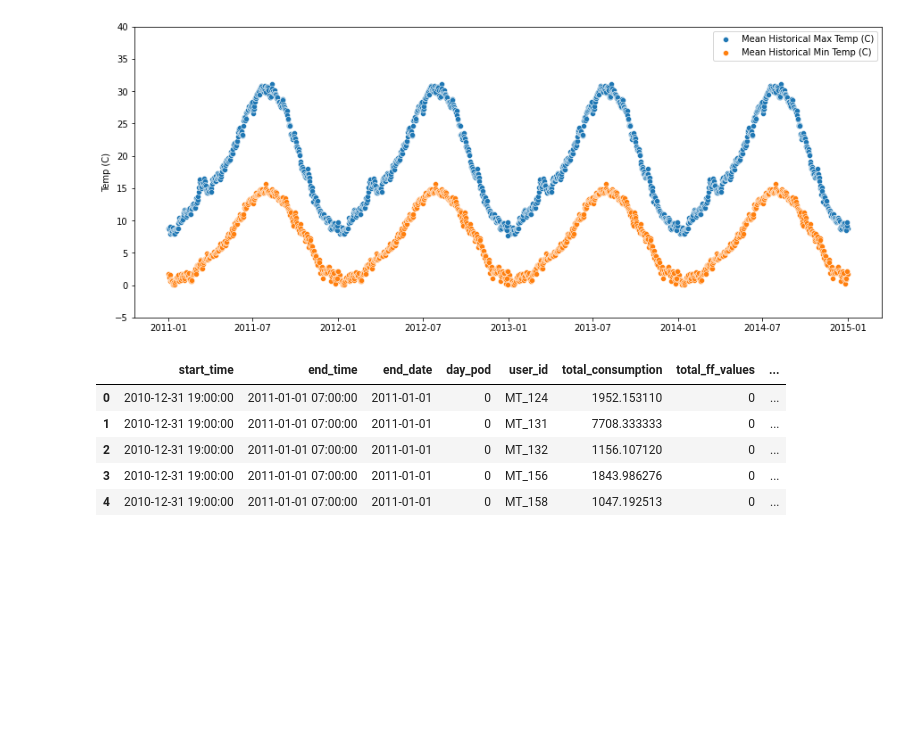
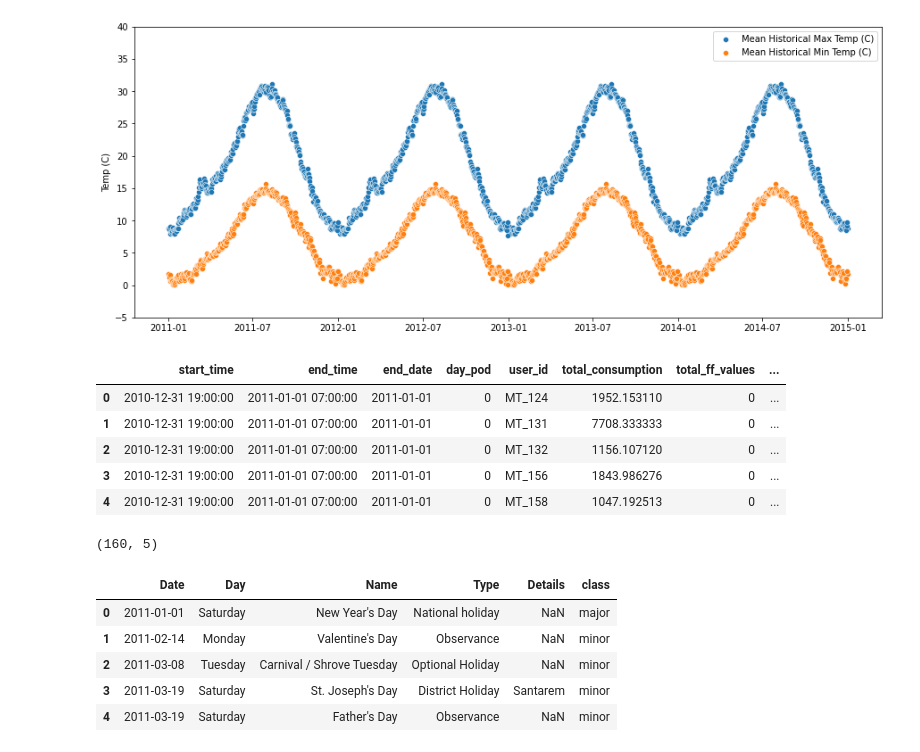
Before and after one commit to malomaye/asl-energy-forecasting, a Jupyter notebook: notebooks/raw_data_cleaning_shawn.ipynb, the cells around one changed output. Saved outputs shown, nothing was run; the diff lists cells and outputs as text; code cells hidden in the pictures; blank space fills up the shorter version.

```diff
--- a/notebooks/raw_data_cleaning_shawn.ipynb
+++ b/notebooks/raw_data_cleaning_shawn.ipynb
@@ -309,0 +311,16 @@ final_w_temp.to_csv('./data/portugal_energy_clean.csv', index=None)
+# %%
+COL_NAMES = ['Date','Day','Name','Type','Details']
+df_holidays = pd.read_csv('./data/portugal_holidays.csv', sep=',', dtype=str, na_values='0',encoding='latin1')
+df_holidays.columns = COL_NAMES
+print(df_holidays.shape)
+df_holidays['Date'] = pd.to_datetime(df_holidays['Date'])
+df_holidays['class'] = np.where(df_holidays['Type']=='National holiday', 'major', 'minor')
+df_holidays.head()
+# %% [output]
+(160, 5)
+|  | Date | Day | Name | Type | Details | class |
+| 0 | 2011-01-01 | Saturday | New Year's Day | National holiday | NaN | major |
+| 1 | 2011-02-14 | Monday | Valentine's Day | Observance | NaN | minor |
+| 2 | 2011-03-08 | Tuesday | Carnival / Shrove Tuesday | Optional Holiday | NaN | minor |
+| 3 | 2011-03-19 | Saturday | St. Joseph's Day | District Holiday | Santarem | minor |
+| 4 | 2011-03-19 | Saturday | Father's Day | Observance | NaN | minor |
```
Also changed, not shown: parts of 14 cells of this notebook.
